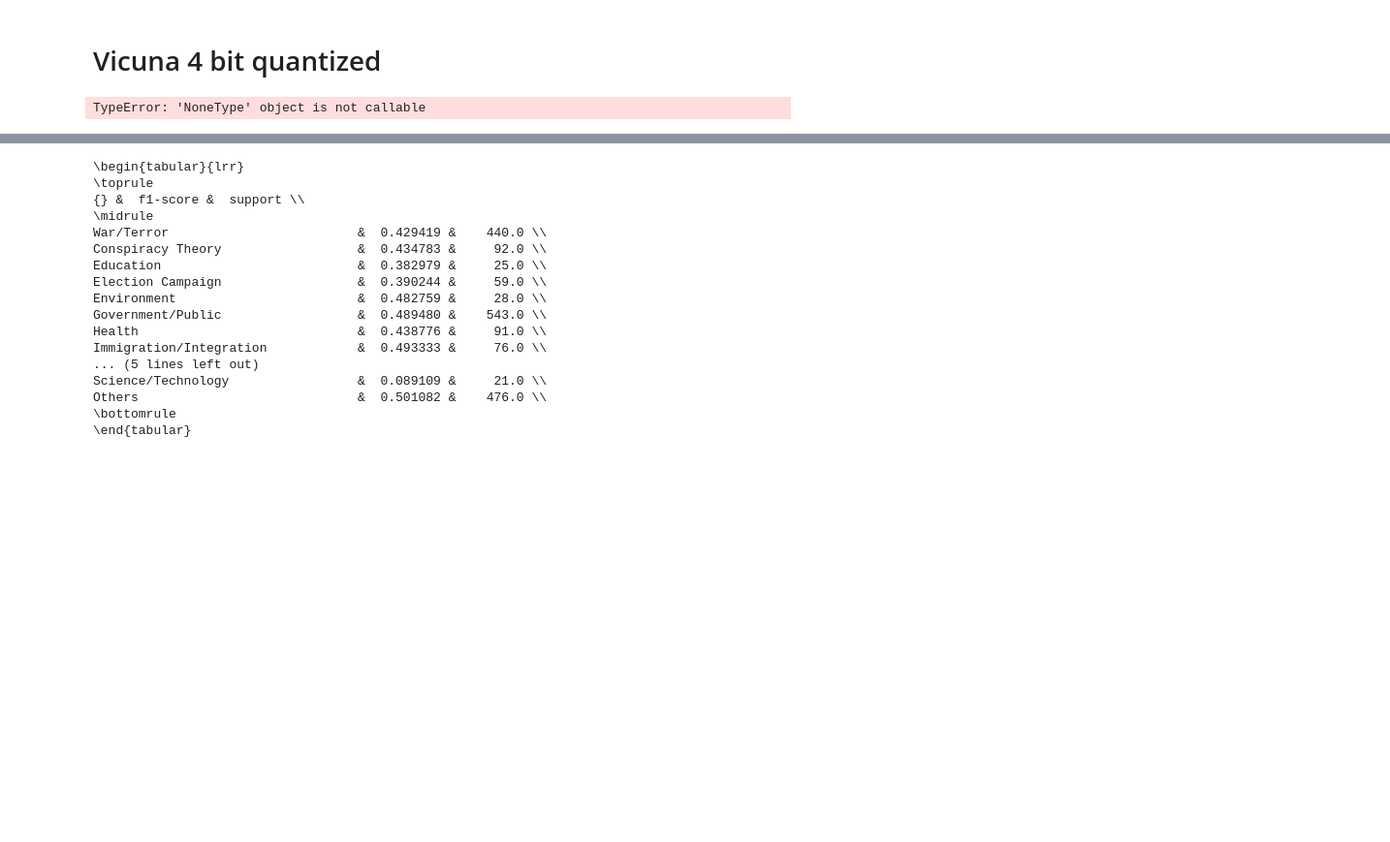
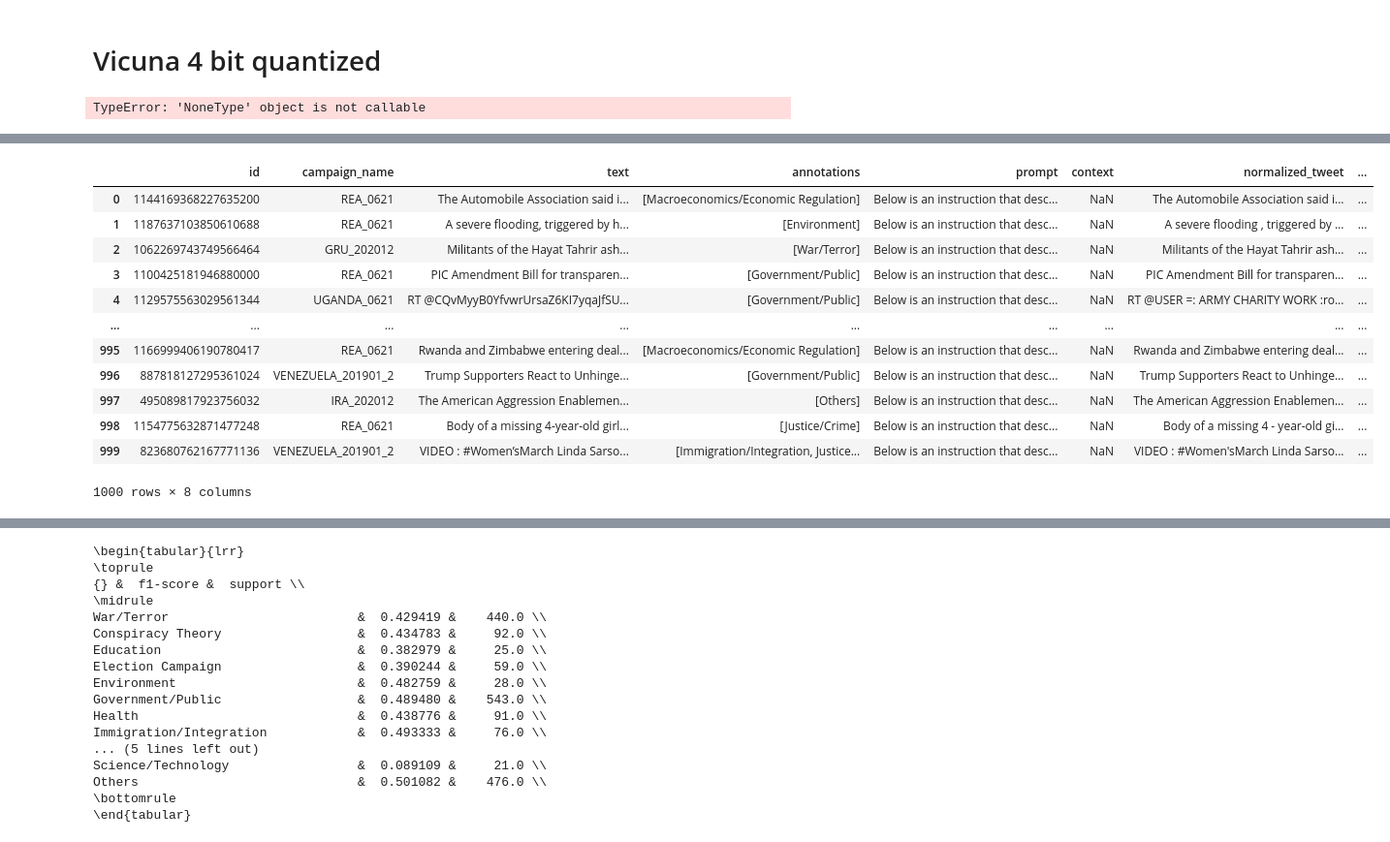
Before and after one commit to BrunoKreiner/ip6-twitter-disinformation, a Jupyter notebook: notebooks/annotation_stats.ipynb, the cells around one changed output, grey strips where cells are left out. Shown at 97% size. Cells and saved outputs as stored; diff of their text form; code cells hidden in the pictures; blank space fills up the shorter version.

Commit message:
add a second lora prompt

```diff
--- a/notebooks/annotation_stats.ipynb
+++ b/notebooks/annotation_stats.ipynb
@@ -205,0 +318,27 @@ samples avg                          0.356089  0.555139  0.405849   2381.0
+# %%
+df2 = pd.read_csv("../data/vicuna_4bit/lora/multilabel_with_rules_v02/test_generic_test_0.csv")
+vicuna_lora_multilabel_without_context_v01_df = df2#pd.concat([df1, df2])
+# Cleaning and extracting multilabel classes
+vicuna_lora_multilabel_without_context_v01_df['annotations'] = vicuna_lora_multilabel_without_context_v01_df['annotations'].apply(lambda x: extract_multilabel_list(x, classes))
+vicuna_lora_multilabel_without_context_v01_df['testmultilabel_with_rules_v02'] = vicuna_lora_multilabel_without_context_v01_df['testmultilabel_with_rules_v02'].apply(lambda x: extract_multilabel_list_only_first_class(x, classes))
+
+from sklearn.preprocessing import MultiLabelBinarizer
+from sklearn.metrics import classification_report
+
+# Transform the labels into binary format
+mlb = MultiLabelBinarizer(classes=classes)
+
+# Prepare ground truth and predictions
+y_true = mlb.fit_transform(vicuna_lora_multilabel_without_context_v01_df['annotations'])
+y_pred = mlb.transform(vicuna_lora_multilabel_without_context_v01_df['testmultilabel_with_rules_v02'])
+
+#import pandas as pd
+from sklearn.metrics import classification_report
+
+# Generate the classification report
+report = classification_report(y_true, y_pred, output_dict=True, target_names=classes)
+
+# Convert the report to a pandas DataFrame
+df_report = pd.DataFrame(report).transpose()
+
+print(df_report)
@@ -205,0 +366,16 @@ samples avg                          0.356089  0.555139  0.405849   2381.0
+# %%
+df2
+# %% [output]
+|  | id | campaign_name | text | annotations | prompt | context | normalized_tweet | ... |
+| 0 | 1144169368227635200 | REA_0621 | The Automobile Association said i... | [Macroeconomics/Economic Regulation] | Below is an instruction that desc... | NaN | The Automobile Association said i... | ... |
+| 1 | 1187637103850610688 | REA_0621 | A severe flooding, triggered by h... | [Environment] | Below is an instruction that desc... | NaN | A severe flooding , triggered by ... | ... |
+| 2 | 1062269743749566464 | GRU_202012 | Militants of the Hayat Tahrir ash... | [War/Terror] | Below is an instruction that desc... | NaN | Militants of the Hayat Tahrir ash... | ... |
+| 3 | 1100425181946880000 | REA_0621 | PIC Amendment Bill for transparen... | [Government/Public] | Below is an instruction that desc... | NaN | PIC Amendment Bill for transparen... | ... |
+| 4 | 1129575563029561344 | UGANDA_0621 | RT @CQvMyyB0YfvwrUrsaZ6KI7yqaJfSU... | [Government/Public] | Below is an instruction that desc... | NaN | RT @USER =: ARMY CHARITY WORK :ro... | ... |
+| ... | ... | ... | ... | ... | ... | ... | ... | ... |
+| 995 | 1166999406190780417 | REA_0621 | Rwanda and Zimbabwe entering deal... | [Macroeconomics/Economic Regulation] | Below is an instruction that desc... | NaN | Rwanda and Zimbabwe entering deal... | ... |
+| 996 | 887818127295361024 | VENEZUELA_201901_2 | Trump Supporters React to Unhinge... | [Government/Public] | Below is an instruction that desc... | NaN | Trump Supporters React to Unhinge... | ... |
+| 997 | 495089817923756032 | IRA_202012 | The American Aggression Enablemen... | [Others] | Below is an instruction that desc... | NaN | The American Aggression Enablemen... | ... |
+| 998 | 1154775632871477248 | REA_0621 | Body of a missing 4-year-old girl... | [Justice/Crime] | Below is an instruction that desc... | NaN | Body of a missing 4 - year-old gi... | ... |
+| 999 | 823680762167771136 | VENEZUELA_201901_2 | VIDEO : #Women’sMarch Linda Sarso... | [Immigration/Integration, Justice... | Below is an instruction that desc... | NaN | VIDEO : #Women'sMarch Linda Sarso... | ... |
+1000 rows × 8 columns
```
Also changed, not shown: parts of 8 cells of this notebook, 7 other files.
